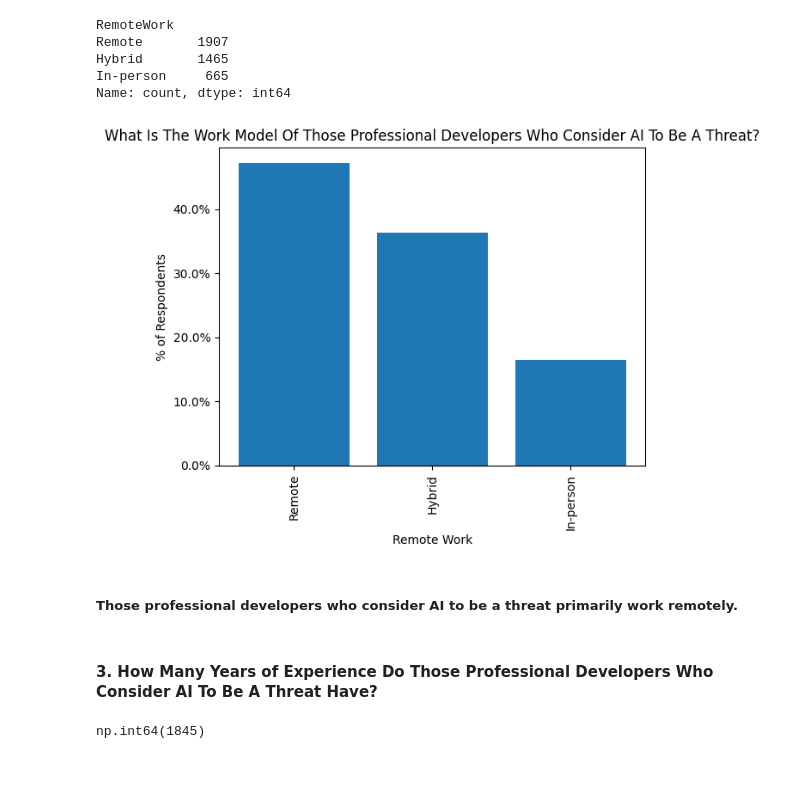
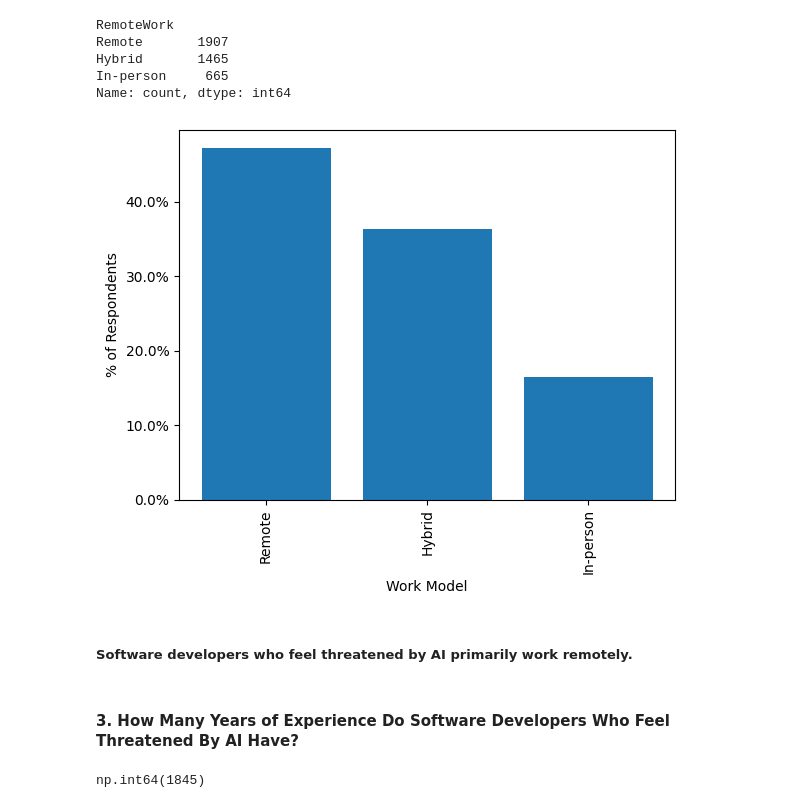
Before and after one commit to khess1/Data-Science-Blog-Post, a Jupyter notebook: Data_Science_Blog_Post.ipynb, the cells around one changed output. Drawn from its saved outputs; the diff is of its cells as text; code cells hidden in the pictures; blank space fills up the shorter version.

```diff
--- a/Data_Science_Blog_Post.ipynb
+++ b/Data_Science_Blog_Post.ipynb
@@ -133,23 +132,22 @@ RemoteWork_percentages = RemoteWork_counts / len(AI_Threat_developer_df) * 100
 # %%
 # Create the bar chart
 fig, ax = plt.subplots()
 bars = ax.bar(RemoteWork_percentages.index, RemoteWork_percentages.values)
 
-#Create the title and x- and y-axis labels
-plt.title('What Is The Work Model Of Those Professional Developers Who Consider AI To Be A Threat?')
-plt.xlabel('Remote Work')
+#Create the x- and y-axis labels
+plt.xlabel('Work Model')
 plt.xticks(rotation='vertical')
 plt.ylabel('% of Respondents')
 ax.yaxis.set_major_formatter(mtick.PercentFormatter()) #Format counts as percentages
 
 #Show the plot
 plt.show()
 # %% [output]
-[figure, old version]
+[figure, new version]
 # %% [markdown]
-##### **Those professional developers who consider AI to be a threat primarily work remotely.**
+##### **Software developers who feel threatened by AI primarily work remotely.**
 # %% [markdown]
-#### **3. How Many Years of Experience Do Those Professional Developers Who Consider AI To Be A Threat Have?**
+#### **3. How Many Years of Experience Do Software Developers Who Feel Threatened By AI Have?**
 # %%
 #Check for any missing values in the 'WorkExp' column
 AI_Threat_developer_df['WorkExp'].isnull().sum()
```
Also changed, not shown: parts of 17 cells of this notebook.
